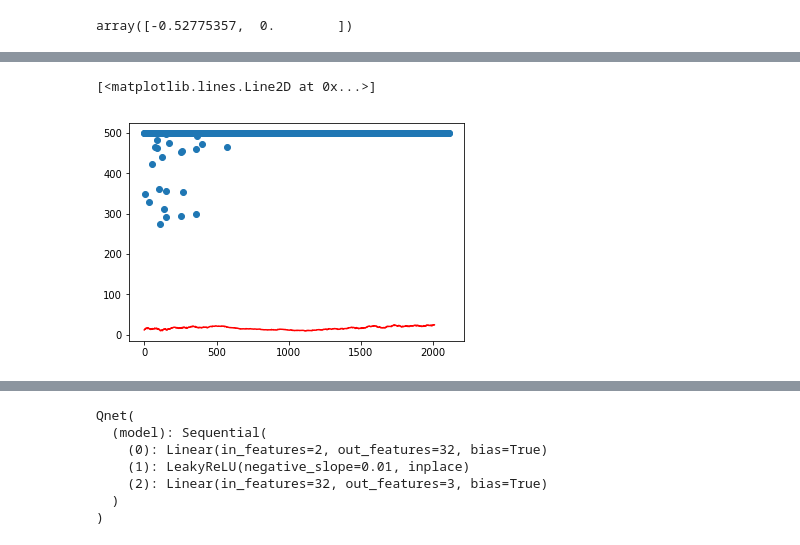
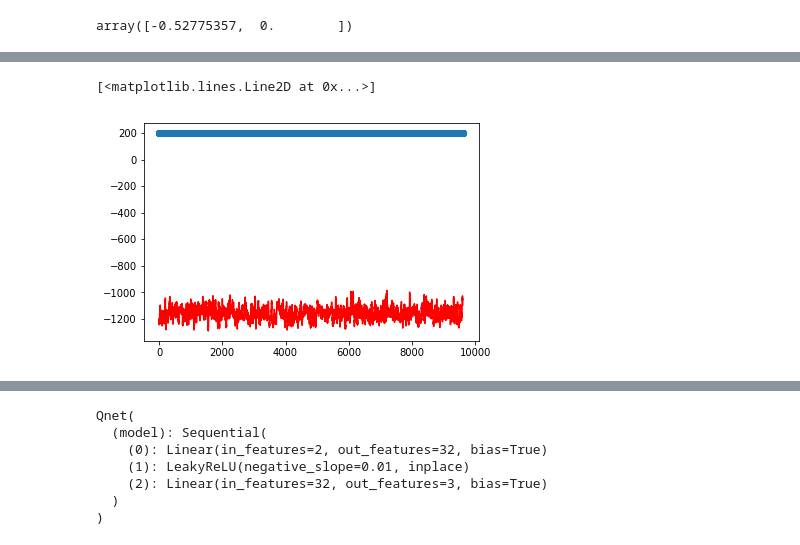
Before and after one commit to biggoka/pytorch_samples, a Jupyter notebook: gym/pendulum.ipynb, the cells around one changed output, grey strips where cells are left out. Drawn from its saved outputs; the diff is of its cells as text; code cells hidden in the pictures.

```diff
--- a/gym/pendulum.ipynb
+++ b/gym/pendulum.ipynb
@@ -5,7 +5,7 @@ import random
 import torch
 from itertools import count
 # %%
-env = gym.make('MountainCarContinuous-v0')
+env = gym.make('Pendulum-v0')
 # %%
 env.action_space
 # %% [output]
@@ -40,3 +28,3 @@ AssertionError: Cannot call env.step() before calling reset()
 # %%
 device = torch.device('cuda' if torch.cuda.is_available() else 'cpu')
-device = torch.device('cpu')
+# device = torch.device('cpu')
@@ -70,32 +78,41 @@ class Actor_net(torch.nn.Module):
     def __init__(self):
         super(Actor_net, self).__init__()
         self.model = torch.nn.Sequential(
-            torch.nn.Linear(2, 64),
-            torch.nn.LeakyReLU(),
-            torch.nn.Linear(64, 64),
-            torch.nn.LeakyReLU(),
+            torch.nn.Linear(6, 64),
+            torch.nn.ReLU(),
+#             torch.nn.Dropout(p=0.2),
+
+#             torch.nn.Linear(16, 16),
+#             torch.nn.ReLU(),
+#             torch.nn.Dropout(p=0.2),
+
             torch.nn.Linear(64, 1),
-            torch.nn.Tanh(),
+#             torch.nn.Tanh(),
+#             torch.nn.Sigmoid(),
         )
 
     def forward(self, x):
-        return self.model(x)
+        return self.model(x).div(30).clamp(-1, 1)
 
 class Qritic_net(torch.nn.Module):
     def __init__(self):
         super(Qritic_net, self).__init__()
         self.model = torch.nn.Sequential(
-            torch.nn.Linear(2, 64),
-#             torch.nn.LeakyReLU(inplace=True),
+            torch.nn.Linear(6, 64),
+            torch.nn.ReLU(),
+#             torch.nn.Dropout(p=0.2),
+
+#             torch.nn.Linear(16, 16),
+#             torch.nn.ReLU(),
 #             torch.nn.Linear(32, 32),
-            torch.nn.LeakyReLU(),
-            torch.nn.Linear(64, 64),
-            torch.nn.LeakyReLU(),
+#             torch.nn.LeakyReLU(),
         )
 
         self.head = torch.nn.Sequential(
             torch.nn.Linear(64 + 1, 64),
-            torch.nn.LeakyReLU(),
+            torch.nn.ReLU(),
+#             torch.nn.Dropout(p=0.2),
+
             torch.nn.Linear(64, 1),
         )
 
@@ -111,8 +128,8 @@ target_actor, target_critic = Actor_net().to(device), Qritic_net().to(device)
 target_actor.load_state_dict(policy_actor.state_dict())
 target_critic.load_state_dict(policy_critic.state_dict())
 
-critic_optim = torch.optim.Adam(policy_critic.parameters(), lr=0.001)
-actor_optim = torch.optim.Adam(policy_actor.parameters(), lr=0.001)
+critic_optim = torch.optim.Adam(policy_critic.parameters(), lr=0.01)
+actor_optim = torch.optim.Adam(policy_actor.parameters(), lr=0.01)
 # optim = torch.optim.SGD(policy_net.parameters(), lr=0.001)
 
 # from torch.optim.lr_scheduler import StepLR
@@ -285,16 +358,17 @@ Episode 2120:    470.600 iterations, eps=0.348450
 # %%
 import matplotlib.pyplot as plt
 %matplotlib inline
 
 import pandas as pd
 
 
+
 plt.figure()
 plt.plot(len_mem, 'o')
-plt.plot(pd.Series(cum_reward_mem).rolling(100).mean().dropna().values, color='red')
+plt.plot(pd.Series(cum_reward_mem).rolling(20).mean().dropna().values, color='red')
 # %% [output]
 [<matplotlib.lines.Line2D at 0x...>]
-[figure, old version]
+[figure, new version]
 # %%
 try:
 #     env.seed = random.randint(0, 100000)
```
Also changed, not shown: parts of 8 cells of this notebook, 2 other files.
